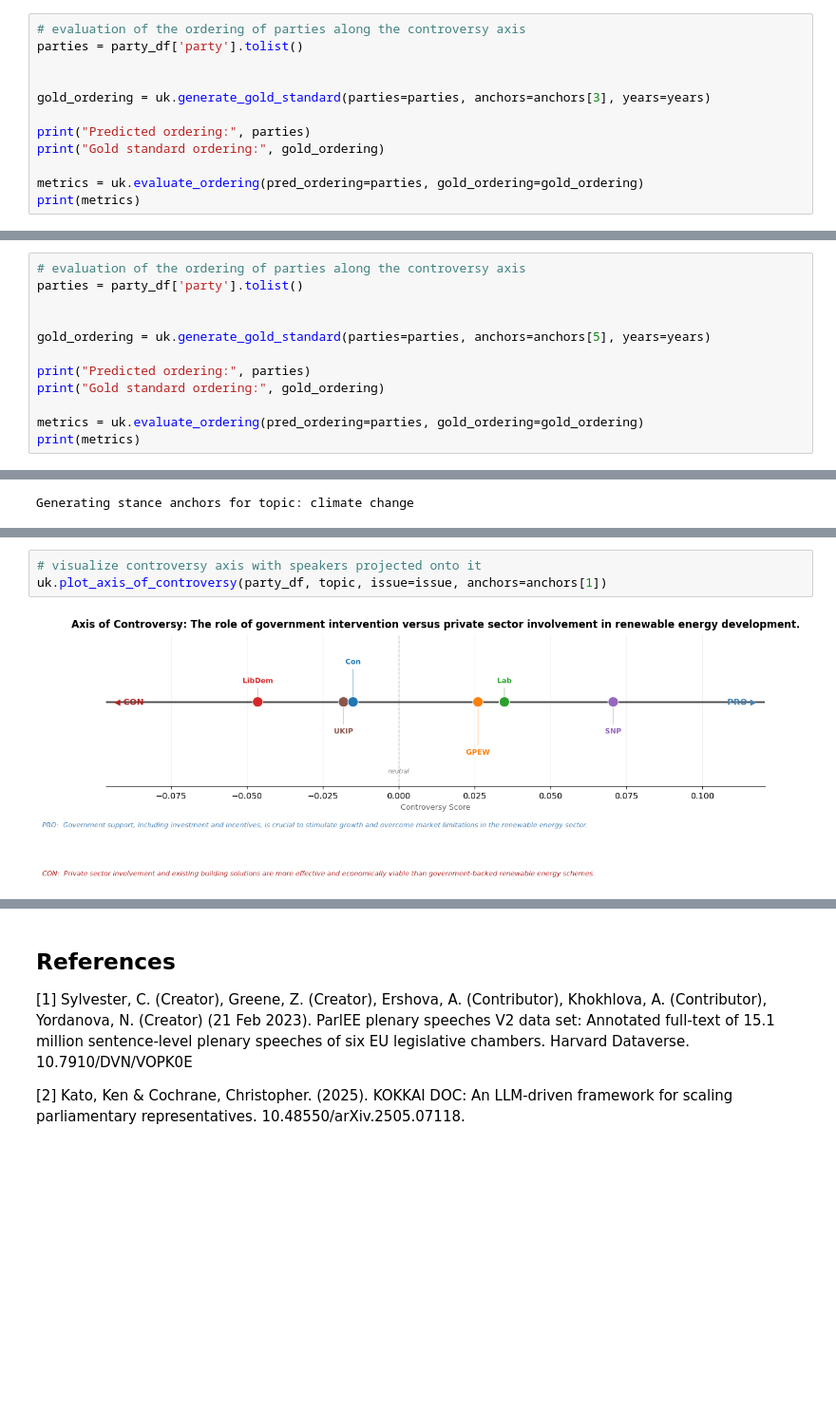
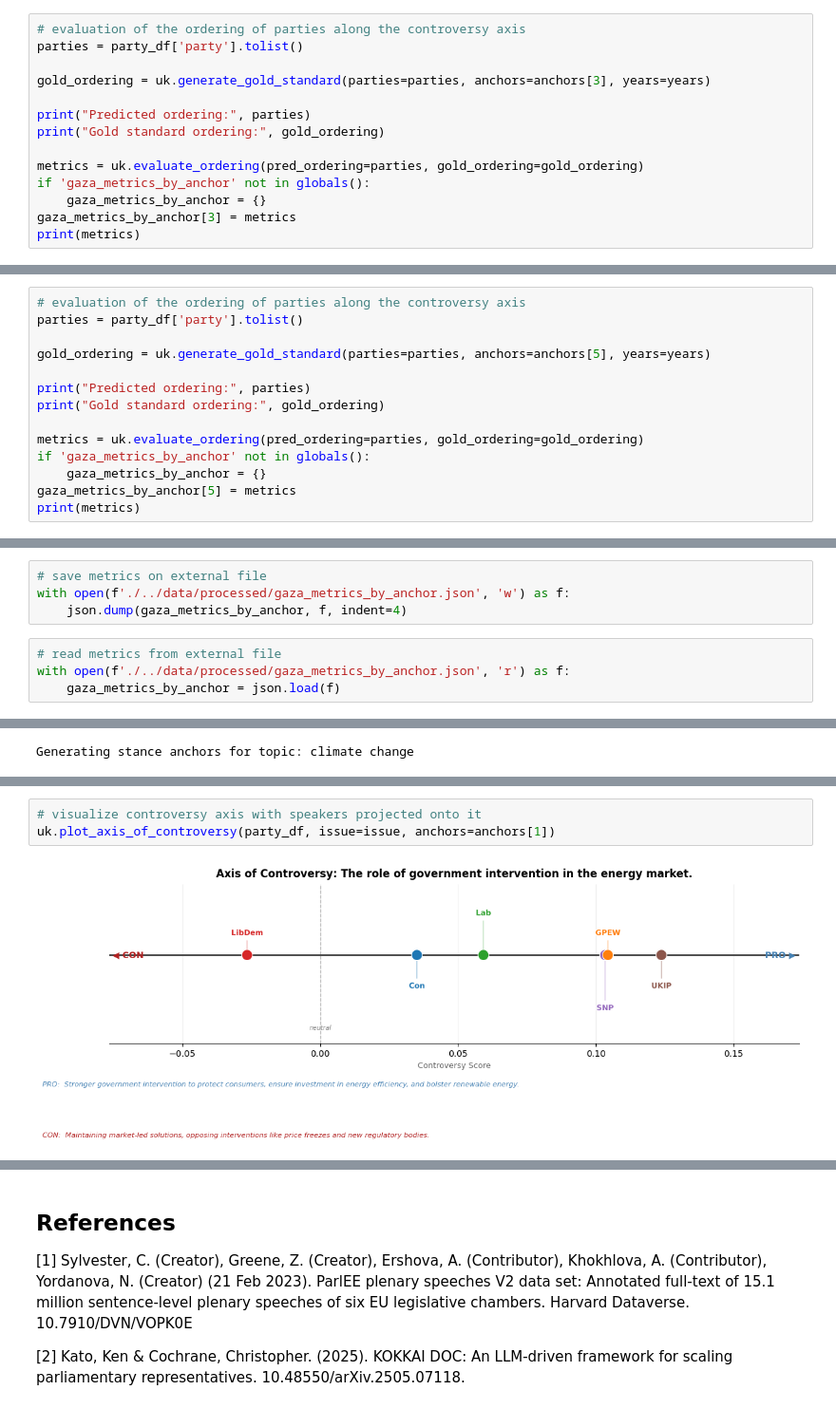
Before and after one commit to fedefraschio/stance-detection-uk-parliament, a Jupyter notebook: notebooks/stance_detection.ipynb, the cells around one changed output, grey strips where cells are left out. Shown at 95% size. Cells and saved outputs as stored; diff of their text form; blank space fills up the shorter version.

Commit message:
cleaned the notebook; provided a results comparison between general topic and subtopics

```diff
--- a/notebooks/stance_detection.ipynb
+++ b/notebooks/stance_detection.ipynb
@@ -511,7 +407,6 @@ uk.plot_axis_of_controversy(party_df, issue=issue, anchors=anchors[3])
 # %%
 # evaluation of the ordering of parties along the controversy axis
 parties = party_df['party'].tolist()
-
 
 gold_ordering = uk.generate_gold_standard(parties=parties, anchors=anchors[3], years=years)
 
@@ -519,5 +414,8 @@ print("Predicted ordering:", parties)
 print("Gold standard ordering:", gold_ordering)
 
 metrics = uk.evaluate_ordering(pred_ordering=parties, gold_ordering=gold_ordering)
+if 'gaza_metrics_by_anchor' not in globals():
+    gaza_metrics_by_anchor = {}
+gaza_metrics_by_anchor[3] = metrics
 print(metrics)
 # %% [output]
@@ -612,7 +453,6 @@ uk.plot_axis_of_controversy(party_df, issue=issue, anchors=anchors[5])
 # %%
 # evaluation of the ordering of parties along the controversy axis
 parties = party_df['party'].tolist()
-
 
 gold_ordering = uk.generate_gold_standard(parties=parties, anchors=anchors[5], years=years)
 
@@ -620,6 +460,9 @@ print("Predicted ordering:", parties)
 print("Gold standard ordering:", gold_ordering)
 
 metrics = uk.evaluate_ordering(pred_ordering=parties, gold_ordering=gold_ordering)
+if 'gaza_metrics_by_anchor' not in globals():
+    gaza_metrics_by_anchor = {}
+gaza_metrics_by_anchor[5] = metrics
 print(metrics)
 # %% [output]
 Predicted ordering: ['LibDem', 'Lab', 'Con', 'SDLP', 'DUP']
@@ -669,0 +471,8 @@ print(metrics)
+# %%
+# save metrics on external file
+with open(f'./../data/processed/gaza_metrics_by_anchor.json', 'w') as f:
+    json.dump(gaza_metrics_by_anchor, f, indent=4)
+# %%
+# read metrics from external file
+with open(f'./../data/processed/gaza_metrics_by_anchor.json', 'r') as f:
+    gaza_metrics_by_anchor = json.load(f)
@@ -859,8 +730,8 @@ Computing embeddings for topic: climate change
 # %%
 # visualize controversy axis with speakers projected onto it
-uk.plot_axis_of_controversy(party_df, topic, issue=issue, anchors=anchors[1])
+uk.plot_axis_of_controversy(party_df, issue=issue, anchors=anchors[1])
 # %% [output]
-[figure, old version]
+[figure, new version]
 # %%
 embeddings = uk.compute_umap_embeddings(topic, anchors[3])
 uk.plot_umap_party_averages(embeddings, topic)
```
Also changed, not shown: parts of 67 cells of this notebook, 13 other files.
